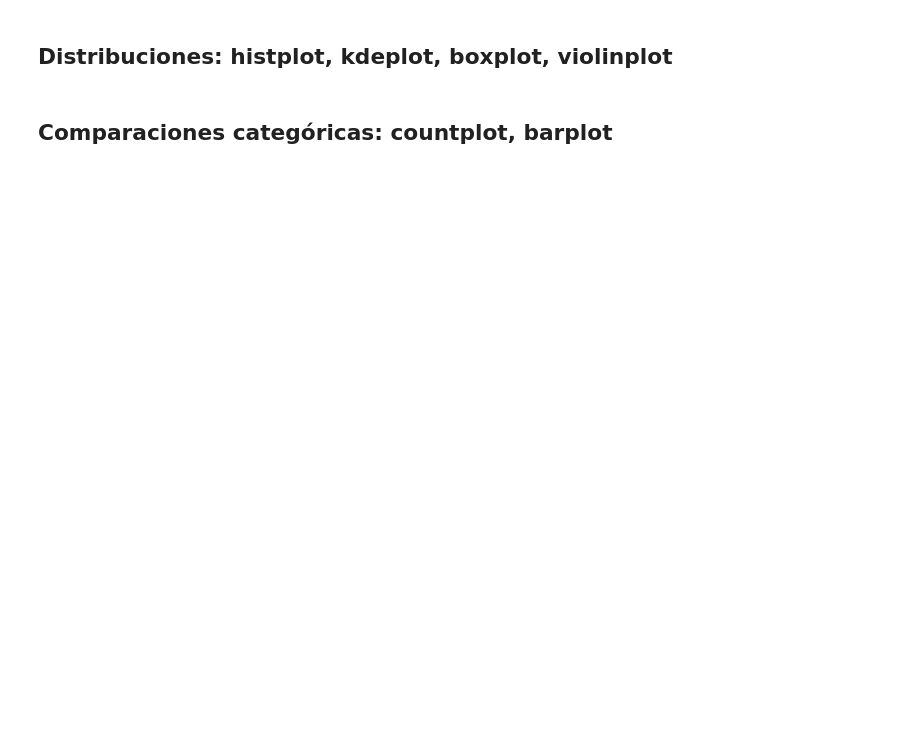
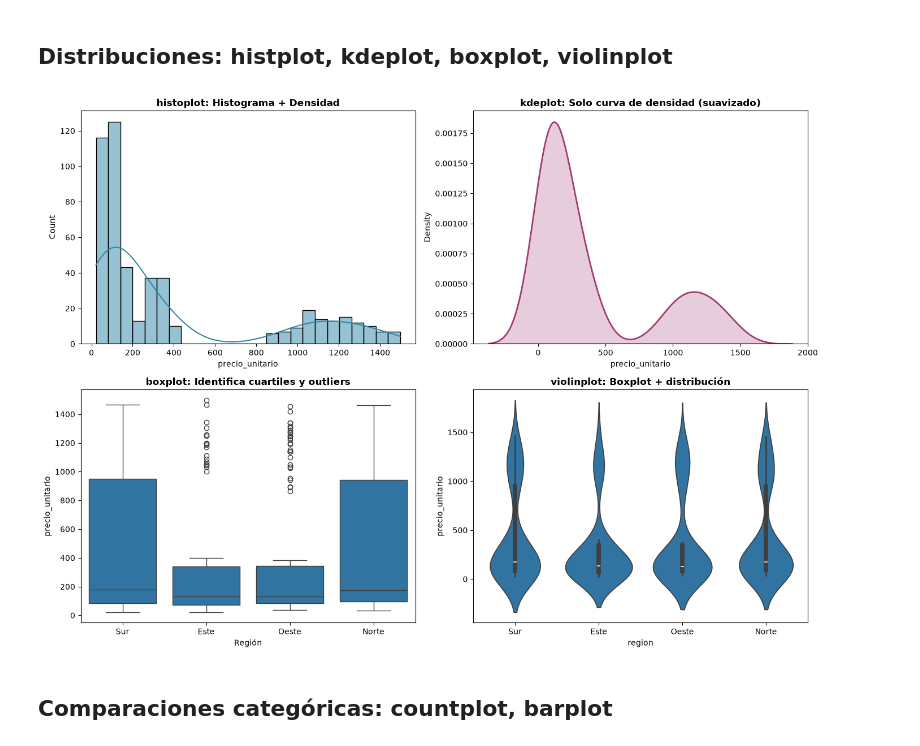
Before and after one commit to netcluster/Python-para-el-an-lisis-de-datos, a Jupyter notebook: Unidad 5/visualización-de-datos-con-python.ipynb, the cells around one changed output. Saved outputs shown, nothing was run; the diff lists cells and outputs as text; code cells hidden in the pictures; blank space fills up the shorter version.

```diff
--- a/Unidad 5/visualización-de-datos-con-python.ipynb
+++ b/Unidad 5/visualización-de-datos-con-python.ipynb
@@ -211,5 +208,32 @@ import seaborn as sns
 df = pd.read_csv('u5-datos-ventas.csv')
 # %% [markdown]
 ## Distribuciones: histplot, kdeplot, boxplot, violinplot
+# %%
+# DEmostración completa de distribuciones con Seaborn
+fig, axes = plt.subplots(2, 2, figsize=(14, 10))
+
+ax1, ax2, ax3, ax4 = axes.ravel()
+
+# 1. Histograma con KDE
+sns.histplot(df['precio_unitario'], kde=True, ax=ax1, color= '#2E86AB', bins=25)
+ax1.set_title('histoplot: Histograma + Densidad', fontweight='bold')
+
+# 2. KDE Plot: Distribución suave
+sns.kdeplot(df['precio_unitario'], ax=ax2, color= '#A23B72', fill=True, linewidth=2)
+ax2.set_title('kdeplot: Solo curva de densidad (suavizado)', fontweight='bold')
+
+# 3. Boxplot: Comparación de distribuciones por categoría
+sns.boxplot(data=df, x='region', y='precio_unitario', ax=ax3)
+ax3.set_title('boxplot: Identifica cuartiles y outliers', fontweight='bold')
+ax3.set_xlabel('Región')
+
+# 4. Violinplot: Visualización completa de distribuciones
+sns.violinplot(data=df, x='region', y='precio_unitario', ax=ax4)
+ax4.set_title('violinplot: Boxplot + distribución', fontweight='bold')
+
+plt.tight_layout()
+plt.show()
+# %% [output]
+[figure, added]
 # %% [markdown]
 ## Comparaciones categóricas: countplot, barplot
```
Also changed, not shown: parts of 11 cells of this notebook, 2 other files.
